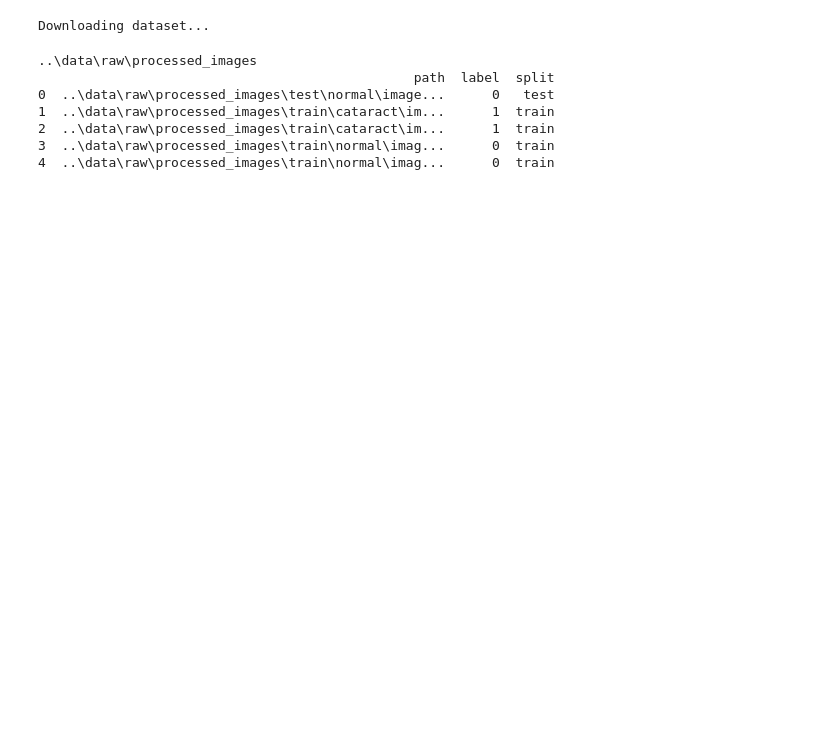
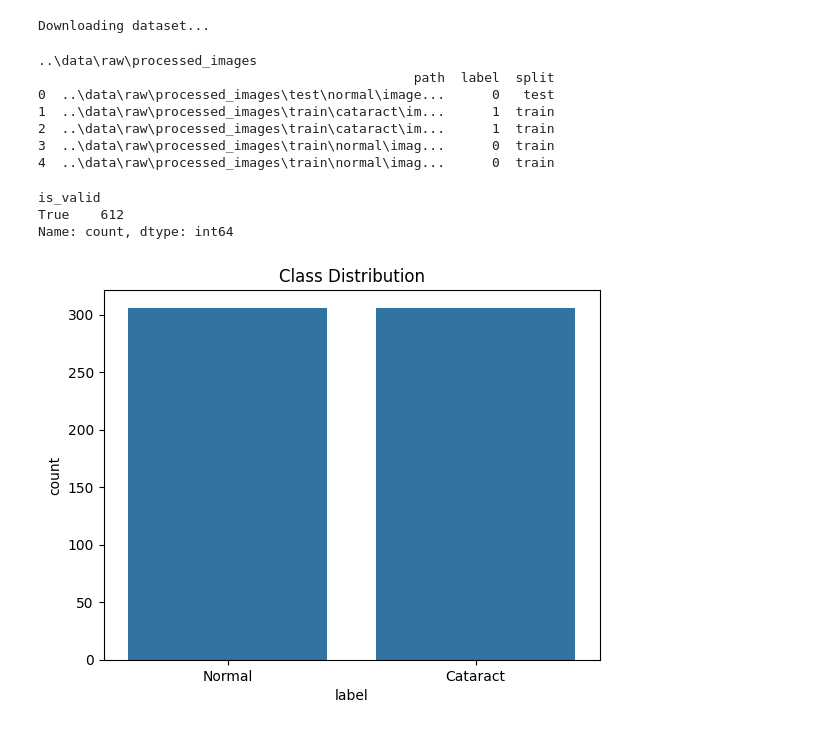
Before and after one commit to Lem0nRavioli/hackathon_efrei, a Jupyter notebook: notebooks/cataract_data_exploration.ipynb, the cells around one changed output. Drawn from its saved outputs; the diff is of its cells as text; code cells hidden in the pictures; blank space fills up the shorter version.

```diff
--- a/notebooks/cataract_data_exploration.ipynb
+++ b/notebooks/cataract_data_exploration.ipynb
@@ -61,3 +61,39 @@ print(df.head())
 2  ..\data\raw\processed_images\train\cataract\im...      1  train
 3  ..\data\raw\processed_images\train\normal\imag...      0  train
 4  ..\data\raw\processed_images\train\normal\imag...      0  train
+# %%
+# Function to validate images
+def validate_images(df):
+    valid_paths = []
+    for idx, row in tqdm(df.iterrows(), total=len(df)):
+        try:
+            img = Image.open(row['path'])
+            img.verify()  # Verify that it is, in fact, an image
+            valid_paths.append(True)
+        except (IOError, SyntaxError) as e:
+            print(f"Corrupted image: {row['path']}")
+            valid_paths.append(False)
+    return valid_paths
+
+# Apply the validation
+df['is_valid'] = validate_images(df)
+# Display the count of valid vs invalid images
+print(df['is_valid'].value_counts())
+
+# Filter out invalid images
+df = df[df['is_valid']].drop(columns=['is_valid'])
+# %% [output]
+is_valid
+True    612
+Name: count, dtype: int64
+# %%
+import seaborn as sns
+import matplotlib.pyplot as plt
+
+# Plot the class distribution
+sns.countplot(x='label', data=df)
+plt.title('Class Distribution')
+plt.xticks([0, 1], ['Normal', 'Cataract'])
+plt.show()
+# %% [output]
+[figure, added]
```
Also changed, not shown: parts of 2 cells of this notebook.
